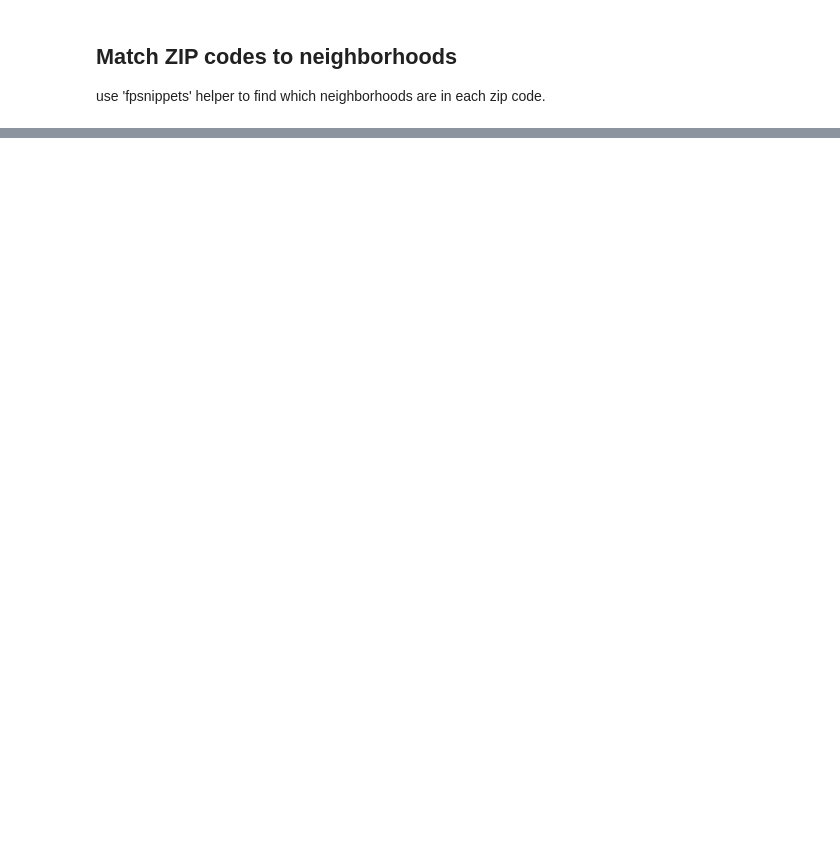
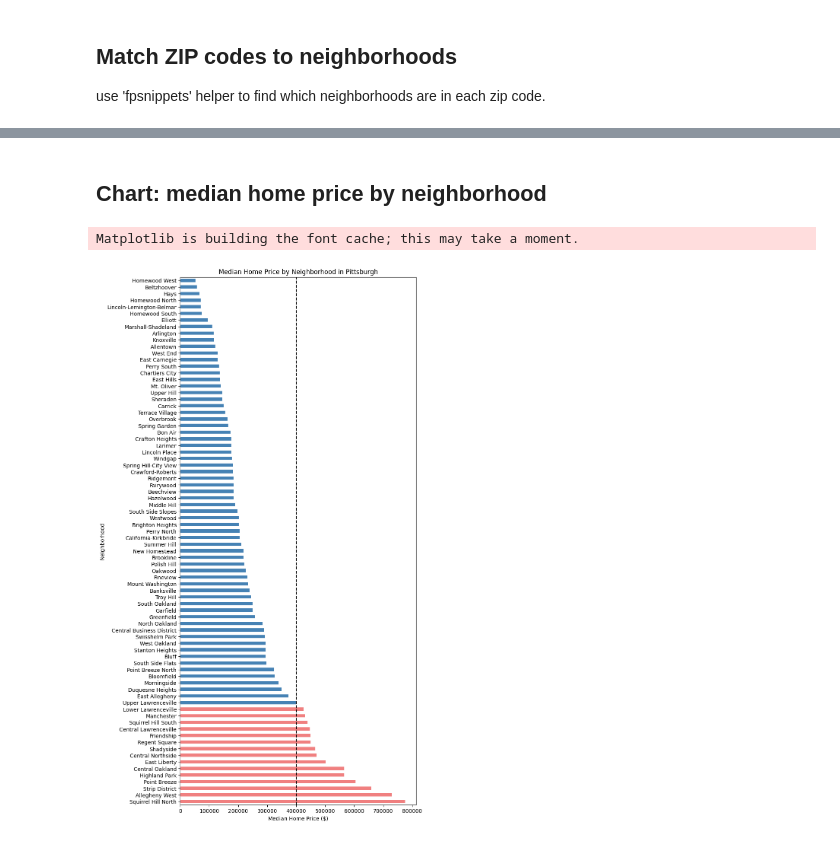
Before and after one commit to hancher626/CMPINF-0011-FInal-Project-Group-23, a Jupyter notebook: nathan_housing_price.ipynb, the cells around one changed output, grey strips where cells are left out. Cells and saved outputs as stored; diff of their text form; code cells hidden in the pictures; blank space fills up the shorter version.

```diff
--- a/nathan_housing_price.ipynb
+++ b/nathan_housing_price.ipynb
@@ -201,0 +279,12 @@ sales_by_neighborhood[["FULL_ADDRESS","PROPERTYZIP","neighborhood","PRICE"]].hea
+# %%
+url = "https://data.wprdc.org/dataset/2536e5e2-253b-4c58-969d-687828bb94c6/resource/3fab7152-3f11-4788-8372-4c33f86ea813/download/parcel_centroids_2025_march.csv"
+
+# Load parcel centroids data from URL
+parcel_centroids = pd.read_csv(url, low_memory=False)
+
+# Keep only Pittsburgh properties, and only the columns I need
+
+Pittsburgh_parcel_centroids = parcel_centroids[parcel_centroids["MUNI_NAME"]== "PITTSBURGH"]
+Pittsburgh_parcel_centroids = Pittsburgh_parcel_centroids[["PIN", "CITY_NEIGHBORHOOD"]]
+print(Pittsburgh_parcel_centroids.shape)
+Pittsburgh_parcel_centroids.head()
@@ -201,0 +303,4 @@ sales_by_neighborhood[["FULL_ADDRESS","PROPERTYZIP","neighborhood","PRICE"]].hea
+# %%
+sales_with_neighborhoods = Pittsburgh_property_sales.merge(Pittsburgh_parcel_centroids, left_on="PARID", right_on="PIN")
+print(sales_with_neighborhoods.shape)
+sales_with_neighborhoods[["FULL_ADDRESS","PROPERTYZIP","CITY_NEIGHBORHOOD","PRICE"]].head(10)
@@ -201,0 +324,5 @@ sales_by_neighborhood[["FULL_ADDRESS","PROPERTYZIP","neighborhood","PRICE"]].hea
+# %%
+neighborhood_price= sales_with_neighborhoods.groupby("CITY_NEIGHBORHOOD")["PRICE"].agg(["median", "count"])
+neighborhood_price = neighborhood_price.sort_values("median")
+print(neighborhood_price.shape)
+neighborhood_price.head(10)
@@ -201,0 +345,5 @@ sales_by_neighborhood[["FULL_ADDRESS","PROPERTYZIP","neighborhood","PRICE"]].hea
+# %%
+budget = 400000
+neighborhood_price["within_budget"]=neighborhood_price["median"] <= budget
+print(neighborhood_price["within_budget"].value_counts())
+neighborhood_price.head(25)
@@ -201,0 +373,17 @@ sales_by_neighborhood[["FULL_ADDRESS","PROPERTYZIP","neighborhood","PRICE"]].hea
+# %% [markdown]
+## Chart: median home price by neighborhood
+# %%
+import matplotlib.pyplot as plt
+
+colors = ["steelblue" if fits else "lightcoral" for fits in neighborhood_price["within_budget"]]
+
+neighborhood_price["median"].plot.barh(figsize=(8, 18), color=colors)
+plt.axvline(budget, color="black", linestyle="--")
+plt.title("Median Home Price by Neighborhood in Pittsburgh")
+plt.xlabel("Median Home Price ($)")
+plt.ylabel("Neighborhood")
+plt.gca().invert_yaxis()
+plt.show()
+# %% [output]
+Matplotlib is building the font cache; this may take a moment.
+[figure, added]
```
Also changed, not shown: parts of 22 cells of this notebook, 5 other files.
